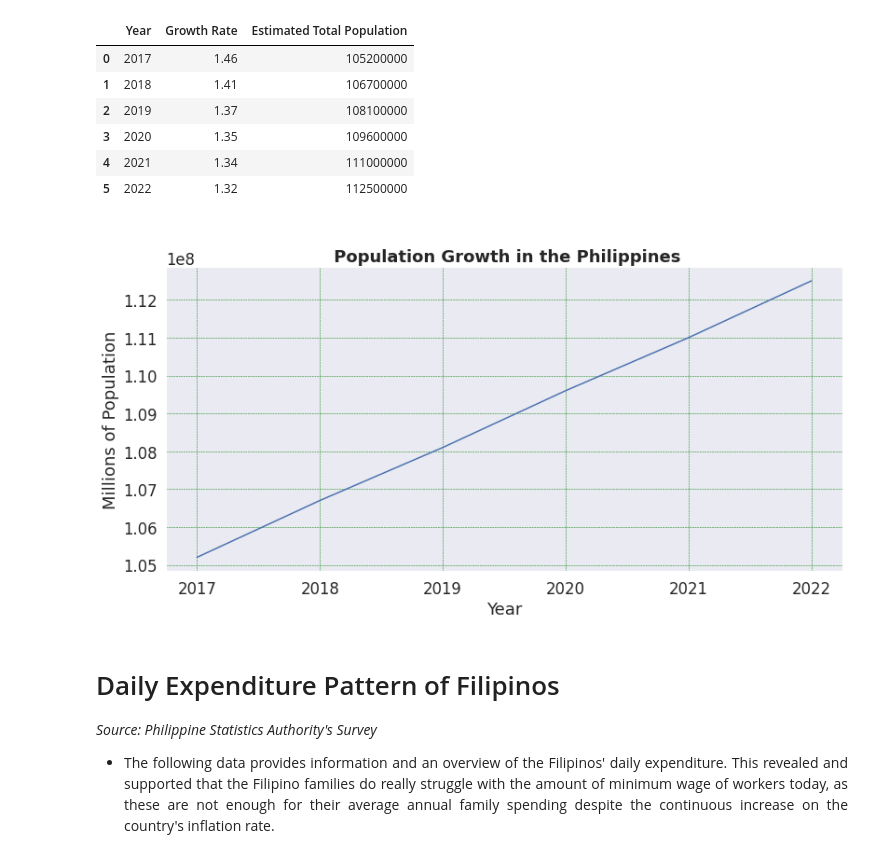
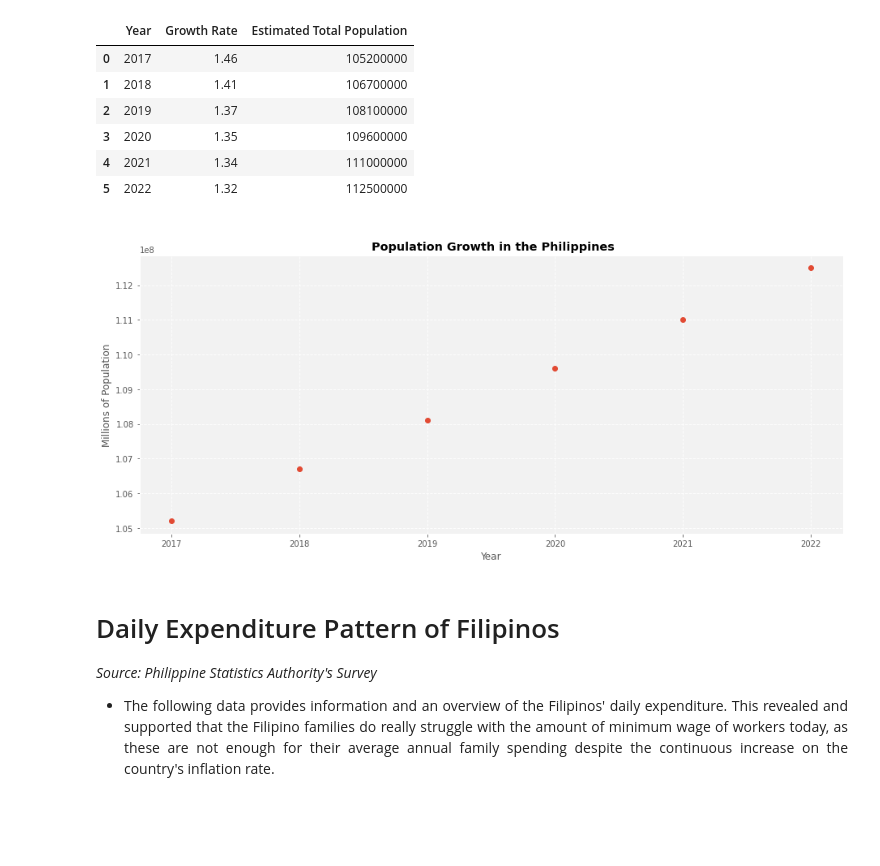
Before and after one commit to kryzlerahne/IT3205_FilipinoDataAlliance, a Jupyter notebook: Codes/The_Future_Pay_Visualizations.ipynb, the cells around one changed output. Cells and saved outputs as stored; diff of their text form; code cells hidden in the pictures; blank space fills up the shorter version.

```diff
--- a/Codes/The_Future_Pay_Visualizations.ipynb
+++ b/Codes/The_Future_Pay_Visualizations.ipynb
@@ -378,15 +378,16 @@ Year = df["Year"]
 People = df["Millions of OFW Deployment"]
 
 #changing the size of visualization
-f = plt.figure()
+f = plt.figure(tight_layout=True)
 f.set_figwidth(13)
 f.set_figheight(6)
+plt.rcParams['axes.facecolor'] = '#F2F2F2'
 
 #creating the plot
 plt.title("\n Labor Migration Rate in the Philippines", fontweight="bold")
 plt.xlabel("Year")
 plt.ylabel("Number of OFWs")
-plt.grid(color = 'green', linestyle = '--', linewidth = 0.5)
+plt.grid(color = 'white', linestyle = '--', linewidth = 1.5)
 plt.plot(Year, People)
 plt.show()
 # %% [output]
@@ -469,22 +467,22 @@ display(df)
 # %%
 #getting all the values stored in the dataframe/csv
 Year = df["Year"]
 People = df["Estimated Total Population"]
 
 #changing the size of visualization
-f = plt.figure()
+f = plt.figure(tight_layout=True)
 f.set_figwidth(13)
 f.set_figheight(6)
 
 #creating the plot
-plt.plot(Year, People)
+plt.plot(Year, People, 'o', linewidth = 1111)
 plt.title("\n Population Growth in the Philippines", fontweight="bold")
 plt.xlabel("Year")
 plt.ylabel("Millions of Population")
-plt.grid(color = 'green', linestyle = '--', linewidth = 0.5)
+plt.grid(color = 'white', linestyle = '--', linewidth = 0.9)
 plt.show()
 # %% [output]
-[figure, old version]
+[figure, new version]
 # %% [markdown]
 # Daily Expenditure Pattern of Filipinos
 *Source: Philippine Statistics Authority's Survey*
```
Also changed, not shown: parts of 6 cells of this notebook.
